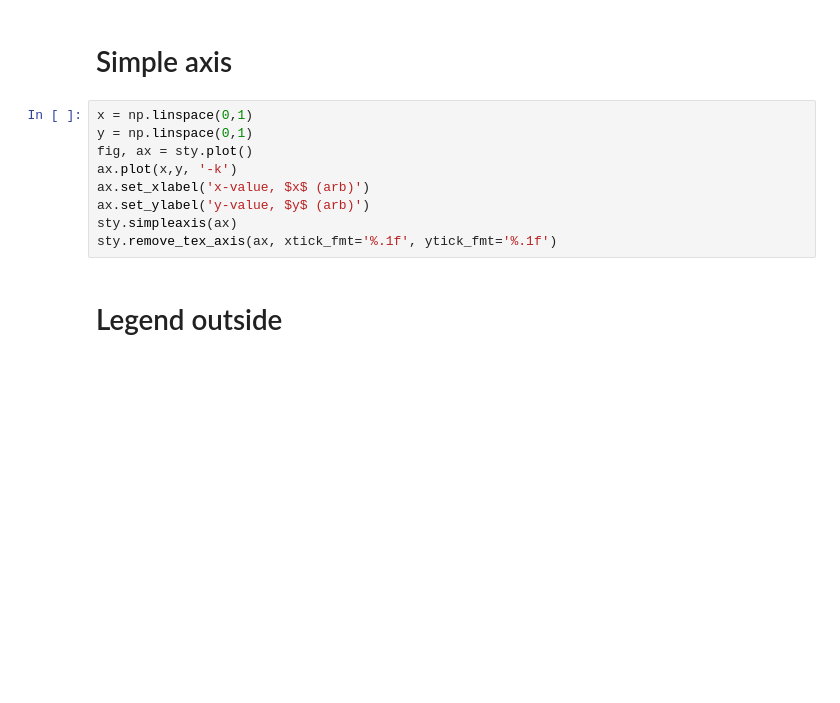
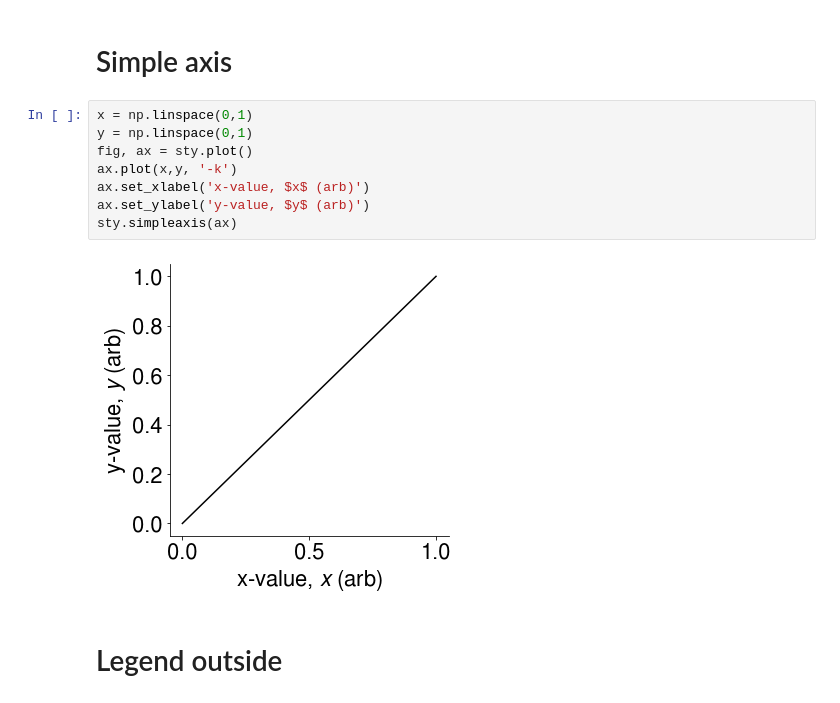
Before and after one commit to jaryaman/systyle, a Jupyter notebook: demos/1-systyle-demos.ipynb, the cells around one changed output. Saved outputs shown, nothing was run; the diff lists cells and outputs as text; blank space fills up the shorter version.

```diff
--- a/demos/1-systyle-demos.ipynb
+++ b/demos/1-systyle-demos.ipynb
@@ -34,12 +37,13 @@ sty.remove_tex_axis(ax, xtick_fmt='%.1f', ytick_fmt='%.1f')
 # %%
 x = np.linspace(0,1)
 y = np.linspace(0,1)
 fig, ax = sty.plot()
 ax.plot(x,y, '-k')
 ax.set_xlabel('x-value, $x$ (arb)')
 ax.set_ylabel('y-value, $y$ (arb)')
 sty.simpleaxis(ax)
-sty.remove_tex_axis(ax, xtick_fmt='%.1f', ytick_fmt='%.1f')
+# %% [output]
+[figure, added]
 # %% [markdown]
 # Legend outside
 # %%
```
Also changed, not shown: parts of 10 cells of this notebook, 7 other files.
